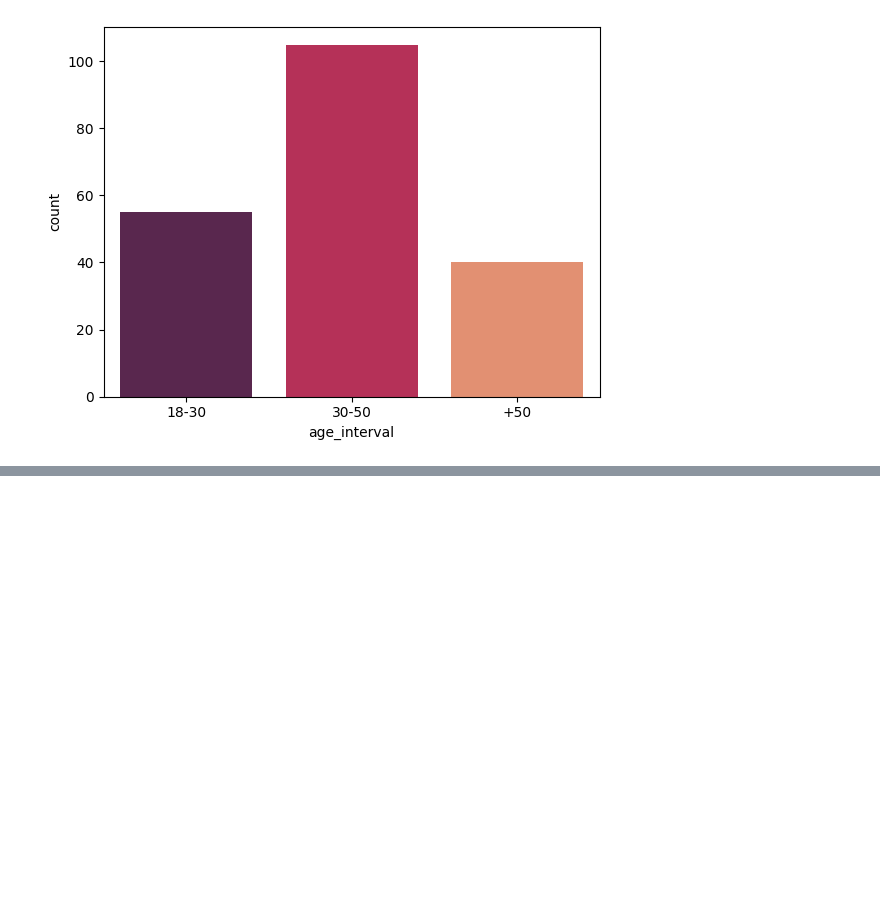
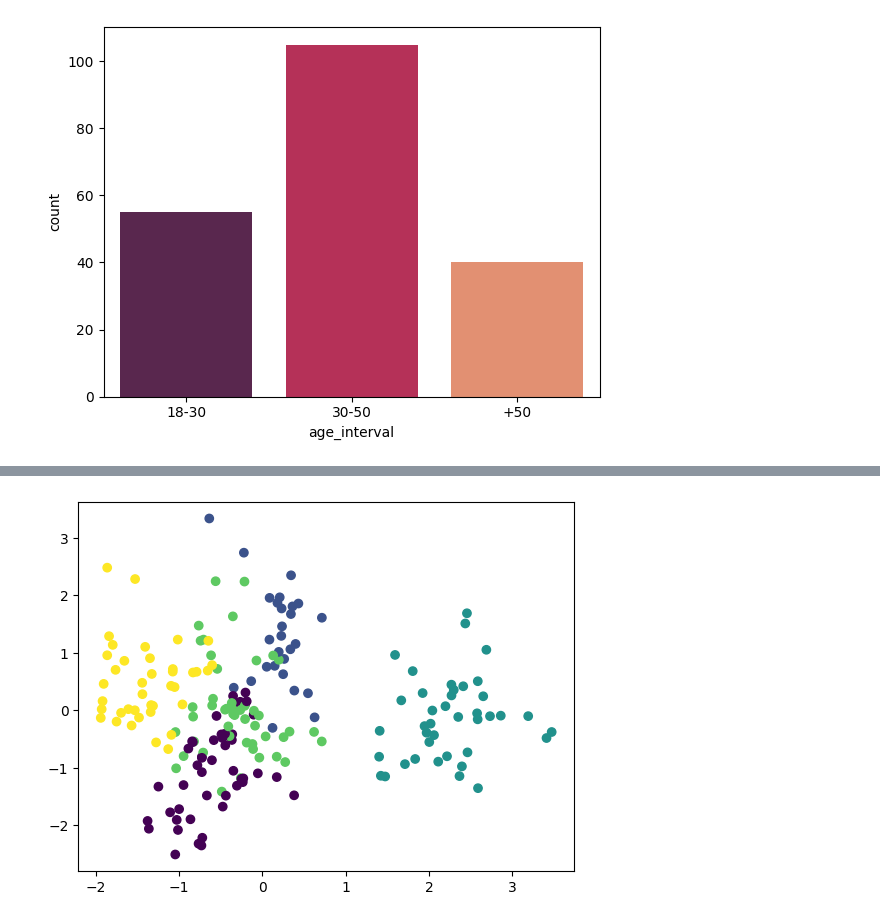
Before and after one commit to hamzamdn077/Customer-Segmentation, a Jupyter notebook: customer-segmentation-using-clustering-algorithms.ipynb, the cells around one changed output, grey strips where cells are left out. Saved outputs shown, nothing was run; the diff lists cells and outputs as text; code cells hidden in the pictures; blank space fills up the shorter version.

```diff
--- a/customer-segmentation-using-clustering-algorithms.ipynb
+++ b/customer-segmentation-using-clustering-algorithms.ipynb
@@ -61,0 +138,2 @@ sns.countplot(data=data,x='age_interval',palette='rocket')
+# %%
+km=KMeans(n_clusters=5,init='k-means++')
@@ -61,0 +146,9 @@ sns.countplot(data=data,x='age_interval',palette='rocket')
+# %%
+pca = PCA(n_components=2)
+X_pca = pca.fit_transform(x_standarised)
+# %%
+plt.scatter(X_pca[:, 0], X_pca[:, 1], c=km.labels_, cmap='viridis')
+# plt.scatter(km.cluster_centers_[:, 0], km.cluster_centers_[:, 1], s=300, c='red', marker='X')
+plt.show()
+# %% [output]
+[figure, added]
```
Also changed, not shown: parts of 14 cells of this notebook.
